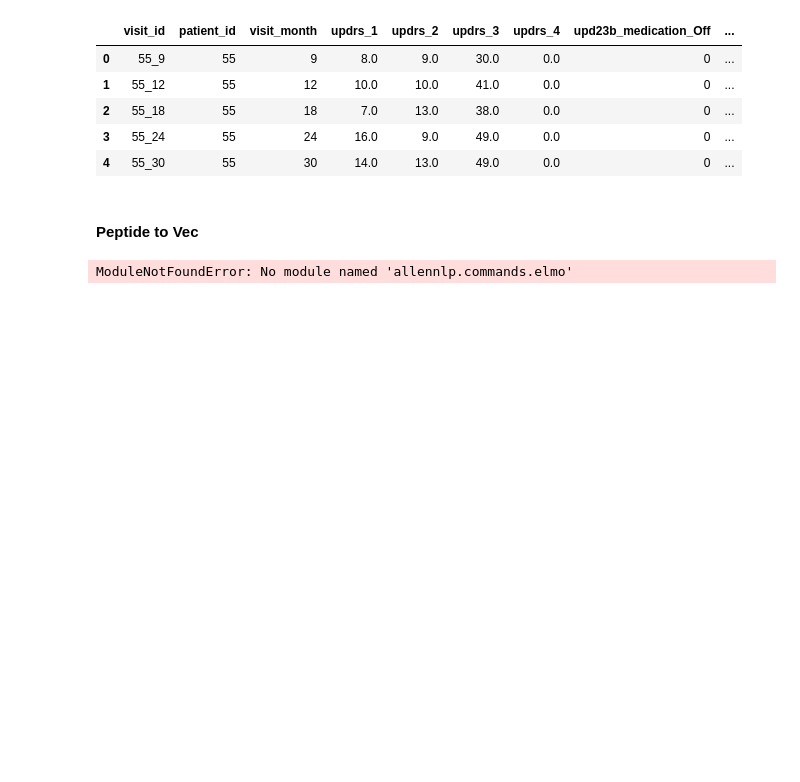
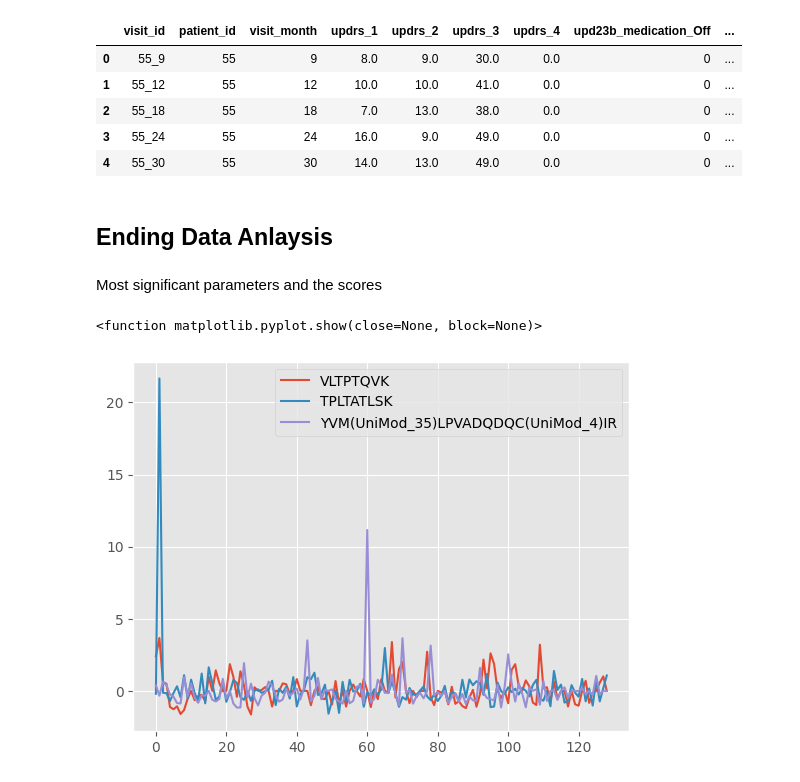
Before and after one commit to AlfredT15/AMP-Parkinsons, a Jupyter notebook: notebooks/exploration.ipynb, the cells around one changed output. Saved outputs shown, nothing was run; the diff lists cells and outputs as text; code cells hidden in the pictures; blank space fills up the shorter version.

```diff
--- a/notebooks/exploration.ipynb
+++ b/notebooks/exploration.ipynb
@@ -432,14 +432,19 @@ merged_peptide_protein = pd.merge(peptide_data, protein_data, on=['visit_id', 'v
 merged = pd.merge(merged_peptide_protein, cleaned_clinical, on=['visit_id', 'visit_month', 'patient_id'])
 merged.head()
 merged.to_csv("../data/artificial_data/train_merged.csv")
-# %% [markdown]
-#### Peptide to Vec
-# %%
-from bio_embeddings.embed import ProtTransT5XLU50Embedder
-
-embedder = ProtTransT5XLU50Embedder()
-
-embedding = embedder.embed("NEQEQPLGQWHLS")
-embedding
-# %% [output]
-ModuleNotFoundError: No module named 'allennlp.commands.elmo'
+# %% [markdown]
+## Ending Data Anlaysis
+# %% [markdown]
+Most significant parameters and the scores
+# %%
+ending_data = pd.read_csv("/home/alfred/Code/Kaggle/AMP-Parkinsons/data/grouped_by_month_prot/month_36.csv")
+significant_pep = ['VLTPTQVK','TPLTATLSK','YVM(UniMod_35)LPVADQDQC(UniMod_4)IR']
+ax = plt.subplot()
+for pep in significant_pep:
+    ax.plot(ending_data[pep], label= pep)
+
+ax.legend()
+plt.show
+# %% [output]
+<function matplotlib.pyplot.show(close=None, block=None)>
+[figure, added]
```
Also changed, not shown: parts of 1 cell of this notebook, 25 other files.
